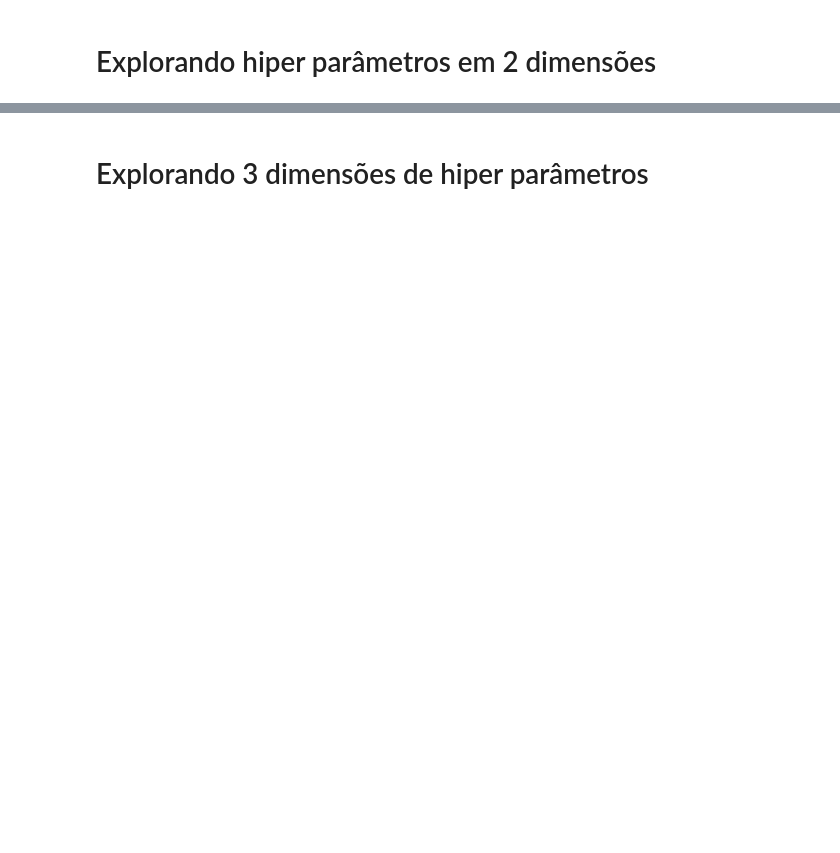
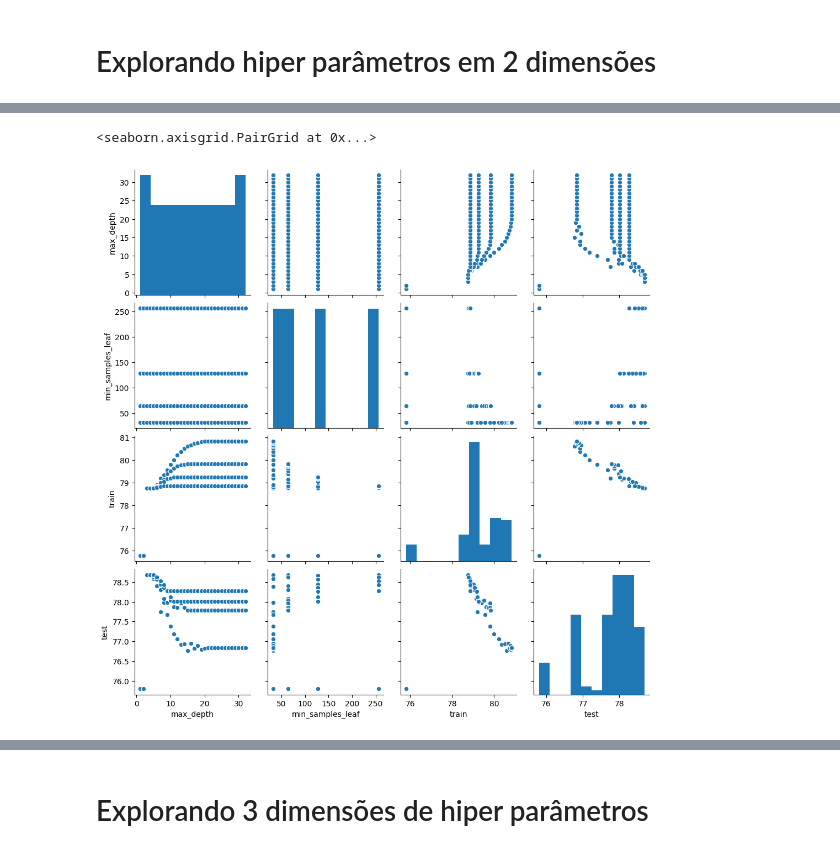
Before and after one commit to C3P0gan/Tutorials, a Jupyter notebook: Alura/Formacao_Machine_Learning/Machine_Learning_parte2/Introdução_a_Machine_Learning_Otimização_parte_2.ipynb, the cells around one changed output, grey strips where cells are left out. Cells and saved outputs as stored; diff of their text form; code cells hidden in the pictures; blank space fills up the shorter version.

```diff
--- a/Alura/Formacao_Machine_Learning/Machine_Learning_parte2/Introdução_a_Machine_Learning_Otimização_parte_2.ipynb
+++ b/Alura/Formacao_Machine_Learning/Machine_Learning_parte2/Introdução_a_Machine_Learning_Otimização_parte_2.ipynb
@@ -308,3 +373,9 @@ sns.pairplot(resultados)
+# %%
+np.object = object
+sns.pairplot(resultados)
+# %% [output]
+<seaborn.axisgrid.PairGrid at 0x...>
+[figure, added]
 # %%
 sns.set(style="white")
 
```
Also changed, not shown: parts of 39 cells of this notebook.
